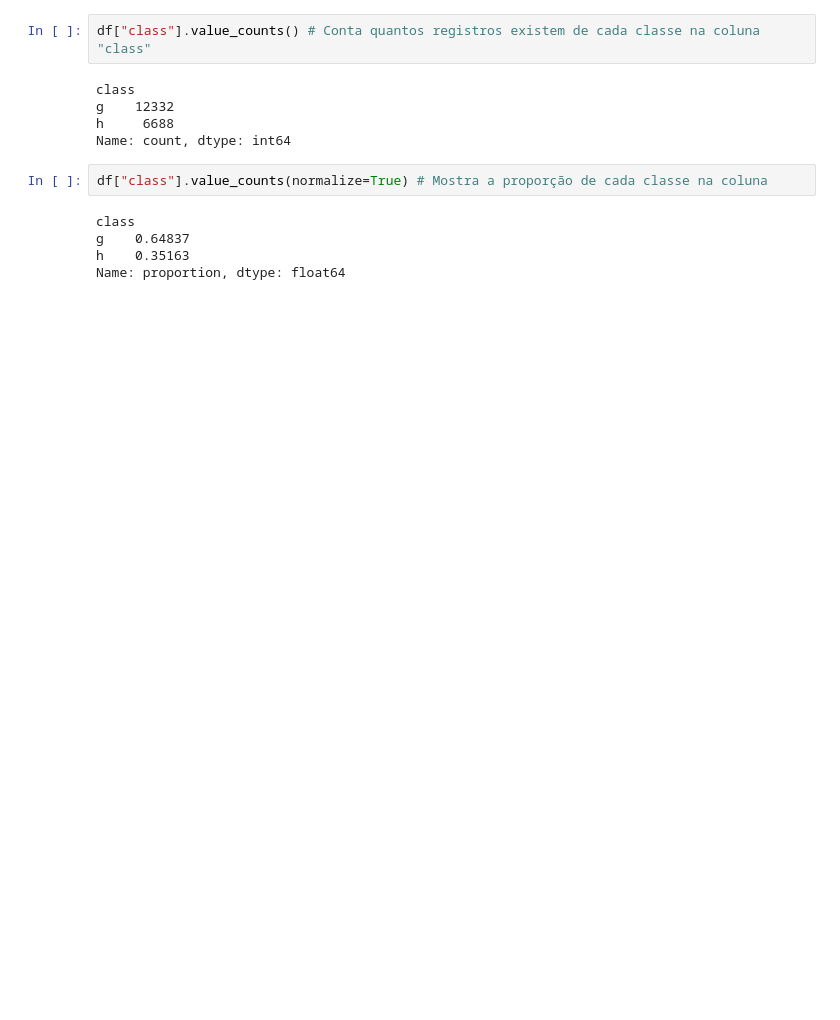
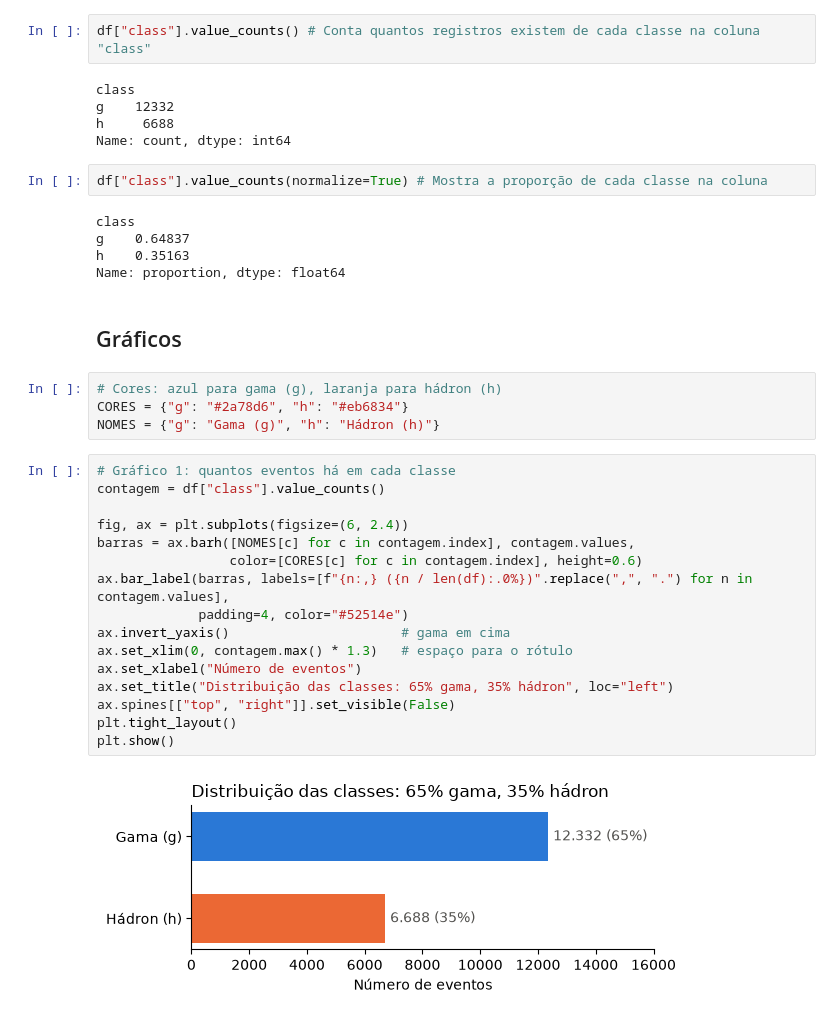
Before and after one commit to matteus-dev1/10-Bases-publicas-de-dados-de-fisica, a Jupyter notebook: explorar_magic.ipynb, the cells around one changed output. Drawn from its saved outputs; the diff is of its cells as text; blank space fills up the shorter version.

Commit message:
Conclui exploração da base MAGIC: download, gráficos e resumo

```diff
--- a/explorar_magic.ipynb
+++ b/explorar_magic.ipynb
@@ -93,3 +115,27 @@ class
 g    0.64837
 h    0.35163
 Name: proportion, dtype: float64
+# %% [markdown]
+## Gráficos
+# %%
+# Cores: azul para gama (g), laranja para hádron (h)
+CORES = {"g": "#2a78d6", "h": "#eb6834"}
+NOMES = {"g": "Gama (g)", "h": "Hádron (h)"}
+# %%
+# Gráfico 1: quantos eventos há em cada classe
+contagem = df["class"].value_counts()
+
+fig, ax = plt.subplots(figsize=(6, 2.4))
+barras = ax.barh([NOMES[c] for c in contagem.index], contagem.values,
+                 color=[CORES[c] for c in contagem.index], height=0.6)
+ax.bar_label(barras, labels=[f"{n:,} ({n / len(df):.0%})".replace(",", ".") for n in contagem.values],
+             padding=4, color="#52514e")
+ax.invert_yaxis()                      # gama em cima
+ax.set_xlim(0, contagem.max() * 1.3)   # espaço para o rótulo
+ax.set_xlabel("Número de eventos")
+ax.set_title("Distribuição das classes: 65% gama, 35% hádron", loc="left")
+ax.spines[["top", "right"]].set_visible(False)
+plt.tight_layout()
+plt.show()
+# %% [output]
+[figure, added]
```
Also changed, not shown: parts of 5 cells of this notebook, 2 other files.
